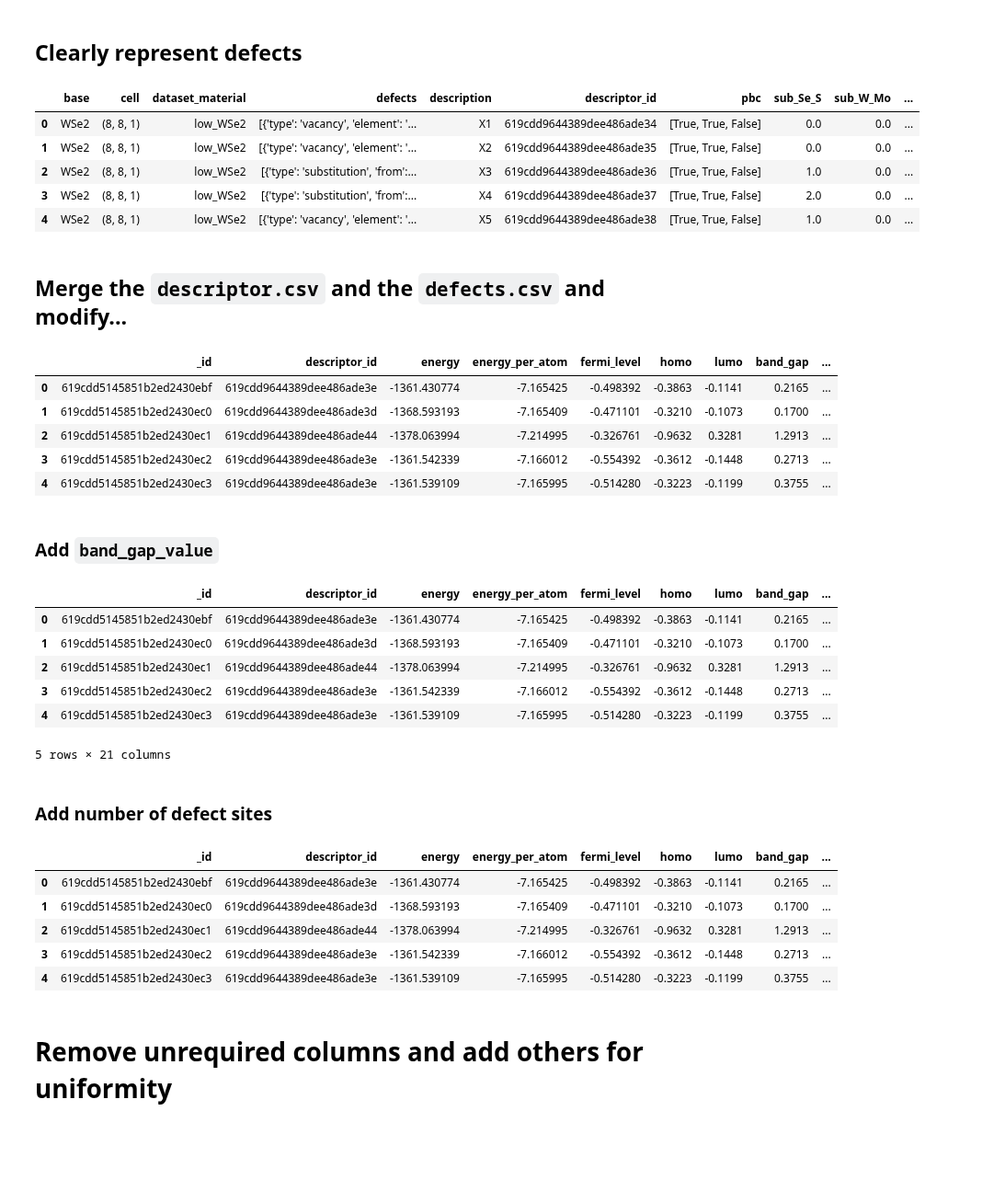
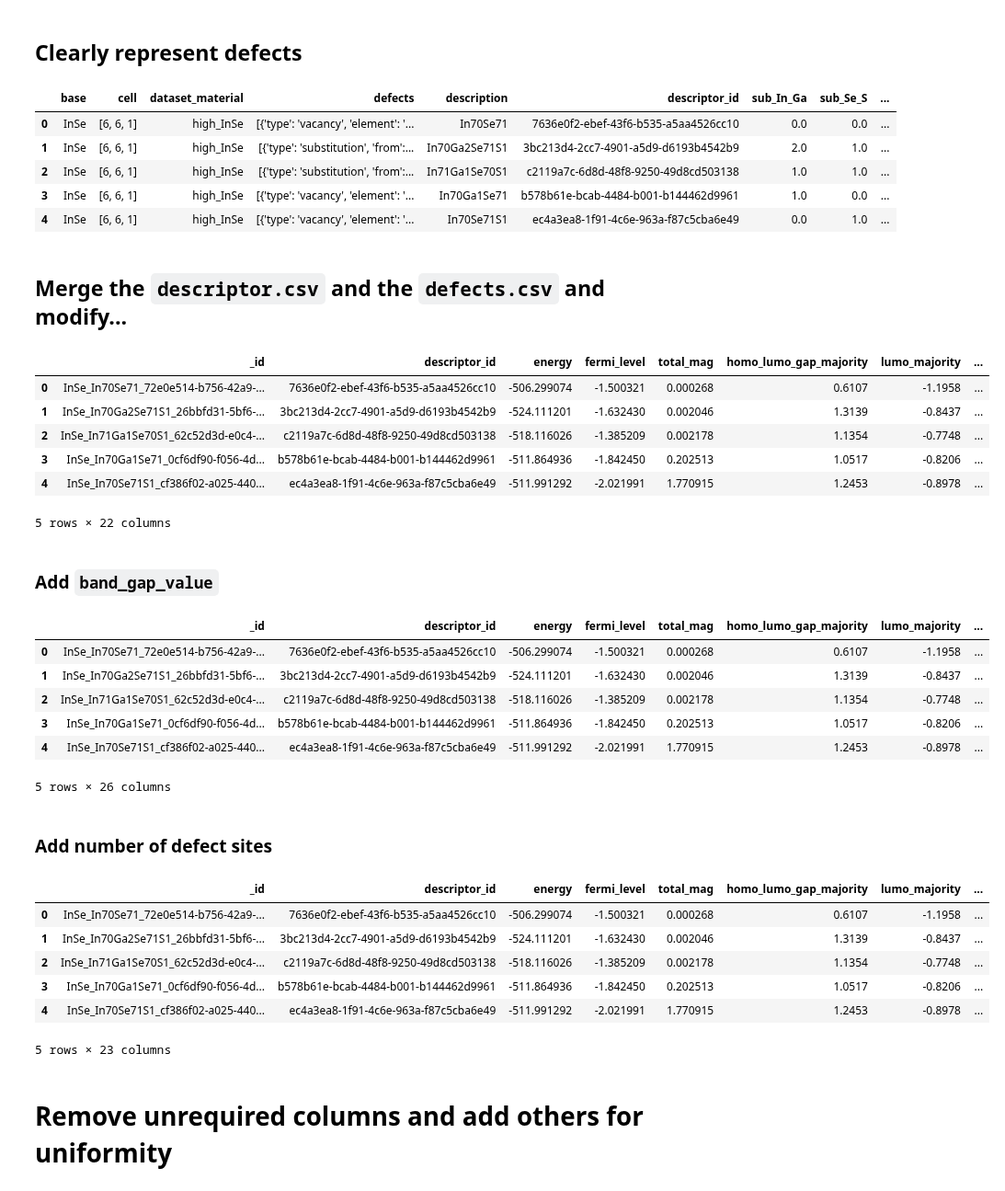
Before and after one commit to AdamKimhub/Msproject1, a Jupyter notebook: combine.ipynb, the cells around one changed output. Shown at 92% size. Drawn from its saved outputs; the diff is of its cells as text; code cells hidden in the pictures; blank space fills up the shorter version.

```diff
--- a/combine.ipynb
+++ b/combine.ipynb
@@ -17,15 +19,15 @@ import pandas as pd
 from pymatgen.core import Structure
 # %%
 # Focus on a specific material
-mat_dataset = "low_WSe2"
+mat_dataset = "high_InSe"
 parts = mat_dataset.split("_")
 the_material = parts[1]
 
 # Load the data to df
-defects_df = pd.read_csv(f"{dataset_path}/{mat_dataset}/defects.csv")
-description_df = pd.read_csv(f"{dataset_path}/{mat_dataset}/descriptors.csv")
-structure_df = pd.read_csv(f"{dataset_path}/initial_structures.csv")
-elements_df = pd.read_csv(f"{dataset_path}/elements.csv")
+defects_df = pd.read_csv(f"{original_data}/{mat_dataset}/defects.csv")
+description_df = pd.read_csv(f"{original_data}/{mat_dataset}/descriptors.csv")
+structure_df = pd.read_csv(f"{original_data}/initial_structures.csv")
+elements_df = pd.read_csv(f"{original_data}/elements.csv")
 # %% [markdown]
 ## Prepare the descriptor df
 # %%
@@ -98,12 +100,12 @@ def string_to_columns(row):
 description_df = description_df.apply(lambda row: string_to_columns(row), axis= 1).fillna(0)
 description_df.head()
 # %% [output]
-|  | base | cell | dataset_material | defects | description | descriptor_id | pbc | sub_Se_S | sub_W_Mo | ... |
-| 0 | WSe2 | (8, 8, 1) | low_WSe2 | [{'type': 'vacancy', 'element': '... | X1 | 619cdd9644389dee486ade34 | [True, True, False] | 0.0 | 0.0 | ... |
-| 1 | WSe2 | (8, 8, 1) | low_WSe2 | [{'type': 'vacancy', 'element': '... | X2 | 619cdd9644389dee486ade35 | [True, True, False] | 0.0 | 0.0 | ... |
-| 2 | WSe2 | (8, 8, 1) | low_WSe2 | [{'type': 'substitution', 'from':... | X3 | 619cdd9644389dee486ade36 | [True, True, False] | 1.0 | 0.0 | ... |
-| 3 | WSe2 | (8, 8, 1) | low_WSe2 | [{'type': 'substitution', 'from':... | X4 | 619cdd9644389dee486ade37 | [True, True, False] | 2.0 | 0.0 | ... |
-| 4 | WSe2 | (8, 8, 1) | low_WSe2 | [{'type': 'vacancy', 'element': '... | X5 | 619cdd9644389dee486ade38 | [True, True, False] | 1.0 | 0.0 | ... |
+|  | base | cell | dataset_material | defects | description | descriptor_id | sub_In_Ga | sub_Se_S | ... |
+| 0 | InSe | [6, 6, 1] | high_InSe | [{'type': 'vacancy', 'element': '... | In70Se71 | 7636e0f2-ebef-43f6-b535-a5aa4526cc10 | 0.0 | 0.0 | ... |
+| 1 | InSe | [6, 6, 1] | high_InSe | [{'type': 'substitution', 'from':... | In70Ga2Se71S1 | 3bc213d4-2cc7-4901-a5d9-d6193b4542b9 | 2.0 | 1.0 | ... |
+| 2 | InSe | [6, 6, 1] | high_InSe | [{'type': 'substitution', 'from':... | In71Ga1Se70S1 | c2119a7c-6d8d-48f8-9250-49d8cd503138 | 1.0 | 1.0 | ... |
+| 3 | InSe | [6, 6, 1] | high_InSe | [{'type': 'vacancy', 'element': '... | In70Ga1Se71 | b578b61e-bcab-4484-b001-b144462d9961 | 1.0 | 0.0 | ... |
+| 4 | InSe | [6, 6, 1] | high_InSe | [{'type': 'vacancy', 'element': '... | In70Se71S1 | ec4a3ea8-1f91-4c6e-963a-f87c5cba6e49 | 0.0 | 1.0 | ... |
 # %% [markdown]
 ## Merge the `descriptor.csv` and the `defects.csv` and modify...
 # %%
@@ -112,12 +114,13 @@ merged_df = defects_df.merge(description_df, on="descriptor_id", how="left")
 
 merged_df.head()
 # %% [output]
-|  | _id | descriptor_id | energy | energy_per_atom | fermi_level | homo | lumo | band_gap | ... |
-| 0 | 619cdd5145851b2ed2430ebf | 619cdd9644389dee486ade3e | -1361.430774 | -7.165425 | -0.498392 | -0.3863 | -0.1141 | 0.2165 | ... |
-| 1 | 619cdd5145851b2ed2430ec0 | 619cdd9644389dee486ade3d | -1368.593193 | -7.165409 | -0.471101 | -0.3210 | -0.1073 | 0.1700 | ... |
-| 2 | 619cdd5145851b2ed2430ec1 | 619cdd9644389dee486ade44 | -1378.063994 | -7.214995 | -0.326761 | -0.9632 | 0.3281 | 1.2913 | ... |
-| 3 | 619cdd5145851b2ed2430ec2 | 619cdd9644389dee486ade3e | -1361.542339 | -7.166012 | -0.554392 | -0.3612 | -0.1448 | 0.2713 | ... |
-| 4 | 619cdd5145851b2ed2430ec3 | 619cdd9644389dee486ade3e | -1361.539109 | -7.165995 | -0.514280 | -0.3223 | -0.1199 | 0.3755 | ... |
+|  | _id | descriptor_id | energy | fermi_level | total_mag | homo_lumo_gap_majority | lumo_majority | ... |
+| 0 | InSe_In70Se71_72e0e514-b756-42a9-... | 7636e0f2-ebef-43f6-b535-a5aa4526cc10 | -506.299074 | -1.500321 | 0.000268 | 0.6107 | -1.1958 | ... |
+| 1 | InSe_In70Ga2Se71S1_26bbfd31-5bf6-... | 3bc213d4-2cc7-4901-a5d9-d6193b4542b9 | -524.111201 | -1.632430 | 0.002046 | 1.3139 | -0.8437 | ... |
+| 2 | InSe_In71Ga1Se70S1_62c52d3d-e0c4-... | c2119a7c-6d8d-48f8-9250-49d8cd503138 | -518.116026 | -1.385209 | 0.002178 | 1.1354 | -0.7748 | ... |
+| 3 | InSe_In70Ga1Se71_0cf6df90-f056-4d... | b578b61e-bcab-4484-b001-b144462d9961 | -511.864936 | -1.842450 | 0.202513 | 1.0517 | -0.8206 | ... |
+| 4 | InSe_In70Se71S1_cf386f02-a025-440... | ec4a3ea8-1f91-4c6e-963a-f87c5cba6e49 | -511.991292 | -2.021991 | 1.770915 | 1.2453 | -0.8978 | ... |
+5 rows × 22 columns
 # %% [markdown]
 ### Add `band_gap_value`
 # %%
@@ -151,20 +154,20 @@ else:
 
 merged_df.head()
 # %% [output]
-|  | _id | descriptor_id | energy | energy_per_atom | fermi_level | homo | lumo | band_gap | ... |
-| 0 | 619cdd5145851b2ed2430ebf | 619cdd9644389dee486ade3e | -1361.430774 | -7.165425 | -0.498392 | -0.3863 | -0.1141 | 0.2165 | ... |
-| 1 | 619cdd5145851b2ed2430ec0 | 619cdd9644389dee486ade3d | -1368.593193 | -7.165409 | -0.471101 | -0.3210 | -0.1073 | 0.1700 | ... |
-| 2 | 619cdd5145851b2ed2430ec1 | 619cdd9644389dee486ade44 | -1378.063994 | -7.214995 | -0.326761 | -0.9632 | 0.3281 | 1.2913 | ... |
-| 3 | 619cdd5145851b2ed2430ec2 | 619cdd9644389dee486ade3e | -1361.542339 | -7.166012 | -0.554392 | -0.3612 | -0.1448 | 0.2713 | ... |
-| 4 | 619cdd5145851b2ed2430ec3 | 619cdd9644389dee486ade3e | -1361.539109 | -7.165995 | -0.514280 | -0.3223 | -0.1199 | 0.3755 | ... |
+|  | _id | descriptor_id | energy | fermi_level | total_mag | homo_lumo_gap_majority | lumo_majority | ... |
+| 0 | InSe_In70Se71_72e0e514-b756-42a9-... | 7636e0f2-ebef-43f6-b535-a5aa4526cc10 | -506.299074 | -1.500321 | 0.000268 | 0.6107 | -1.1958 | ... |
+| 1 | InSe_In70Ga2Se71S1_26bbfd31-5bf6-... | 3bc213d4-2cc7-4901-a5d9-d6193b4542b9 | -524.111201 | -1.632430 | 0.002046 | 1.3139 | -0.8437 | ... |
+| 2 | InSe_In71Ga1Se70S1_62c52d3d-e0c4-... | c2119a7c-6d8d-48f8-9250-49d8cd503138 | -518.116026 | -1.385209 | 0.002178 | 1.1354 | -0.7748 | ... |
+| 3 | InSe_In70Ga1Se71_0cf6df90-f056-4d... | b578b61e-bcab-4484-b001-b144462d9961 | -511.864936 | -1.842450 | 0.202513 | 1.0517 | -0.8206 | ... |
+| 4 | InSe_In70Se71S1_cf386f02-a025-440... | ec4a3ea8-1f91-4c6e-963a-f87c5cba6e49 | -511.991292 | -2.021991 | 1.770915 | 1.2453 | -0.8978 | ... |
-5 rows × 21 columns
+5 rows × 26 columns
 # %% [markdown]
 ### Add number of defect sites
 # %%
 # Add strata and ref column
 ref_sites_dict = {}
 
-reference_structure = Structure.from_file(f"{dataset_path}/ref_cifs/{mat_dataset}.cif")
+reference_structure = Structure.from_file(f"{final_data}/ref_cifs/{mat_dataset}.cif")
 
 # Add number of reference sites to the dictionary
 ref_sites_dict[mat_dataset] = reference_structure.num_sites
@@ -178,39 +181,40 @@ def get_strata(row, ref_sites_dict):
 
     # Get defect:site pair
     vacant_dict = {i:row[i] for i in vacant_columns}
     # row["vacancy_sites"] = sum(vacant_dict.values())
     vacants = sum(vacant_dict.values())
 
     sub_dict = {i:row[i] for i in sub_columns}
     # row["substitution_sites"] = sum(sub_dict.values())
     subs = sum(sub_dict.values())
 
     # Get total defect sites
     # row["defect_sites"] = row["vacancy_sites"]+row["substitution_sites"]
     defect_sites = vacants + subs
 
     total_num_sites = ref_sites_dict[row["dataset_material"]]
 
     # Get defect concentration
     defect_conc = round(defect_sites/total_num_sites,5)
 
     # The strata column will be in the form of material type_defect concentration
     row["to_strata"] = f"{row['base']}_{defect_conc}"
     return row
 
 
 
 # Replace the specific defect sites with type of defect sites
 merged_df = merged_df.apply(lambda row: get_strata(row, ref_sites_dict), axis=1)
 merged_df = merged_df.drop(columns=[col for col in merged_df.columns if "vacant_" in col or "sub_" in col])
 merged_df.head()
 # %% [output]
-|  | _id | descriptor_id | energy | energy_per_atom | fermi_level | homo | lumo | band_gap | ... |
-| 0 | 619cdd5145851b2ed2430ebf | 619cdd9644389dee486ade3e | -1361.430774 | -7.165425 | -0.498392 | -0.3863 | -0.1141 | 0.2165 | ... |
-| 1 | 619cdd5145851b2ed2430ec0 | 619cdd9644389dee486ade3d | -1368.593193 | -7.165409 | -0.471101 | -0.3210 | -0.1073 | 0.1700 | ... |
-| 2 | 619cdd5145851b2ed2430ec1 | 619cdd9644389dee486ade44 | -1378.063994 | -7.214995 | -0.326761 | -0.9632 | 0.3281 | 1.2913 | ... |
-| 3 | 619cdd5145851b2ed2430ec2 | 619cdd9644389dee486ade3e | -1361.542339 | -7.166012 | -0.554392 | -0.3612 | -0.1448 | 0.2713 | ... |
-| 4 | 619cdd5145851b2ed2430ec3 | 619cdd9644389dee486ade3e | -1361.539109 | -7.165995 | -0.514280 | -0.3223 | -0.1199 | 0.3755 | ... |
+|  | _id | descriptor_id | energy | fermi_level | total_mag | homo_lumo_gap_majority | lumo_majority | ... |
+| 0 | InSe_In70Se71_72e0e514-b756-42a9-... | 7636e0f2-ebef-43f6-b535-a5aa4526cc10 | -506.299074 | -1.500321 | 0.000268 | 0.6107 | -1.1958 | ... |
+| 1 | InSe_In70Ga2Se71S1_26bbfd31-5bf6-... | 3bc213d4-2cc7-4901-a5d9-d6193b4542b9 | -524.111201 | -1.632430 | 0.002046 | 1.3139 | -0.8437 | ... |
+| 2 | InSe_In71Ga1Se70S1_62c52d3d-e0c4-... | c2119a7c-6d8d-48f8-9250-49d8cd503138 | -518.116026 | -1.385209 | 0.002178 | 1.1354 | -0.7748 | ... |
+| 3 | InSe_In70Ga1Se71_0cf6df90-f056-4d... | b578b61e-bcab-4484-b001-b144462d9961 | -511.864936 | -1.842450 | 0.202513 | 1.0517 | -0.8206 | ... |
+| 4 | InSe_In70Se71S1_cf386f02-a025-440... | ec4a3ea8-1f91-4c6e-963a-f87c5cba6e49 | -511.991292 | -2.021991 | 1.770915 | 1.2453 | -0.8978 | ... |
+5 rows × 23 columns
 # %% [markdown]
 # Remove unrequired columns and add others for uniformity
 # %%
```
Also changed, not shown: parts of 4 cells of this notebook, 29 other files.
